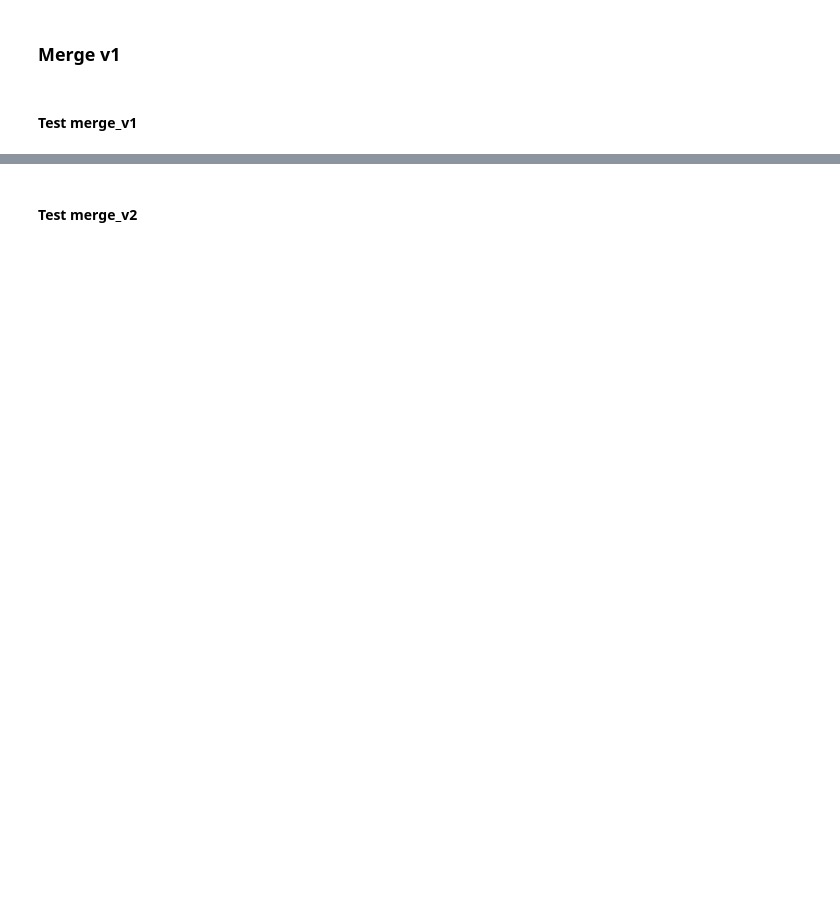
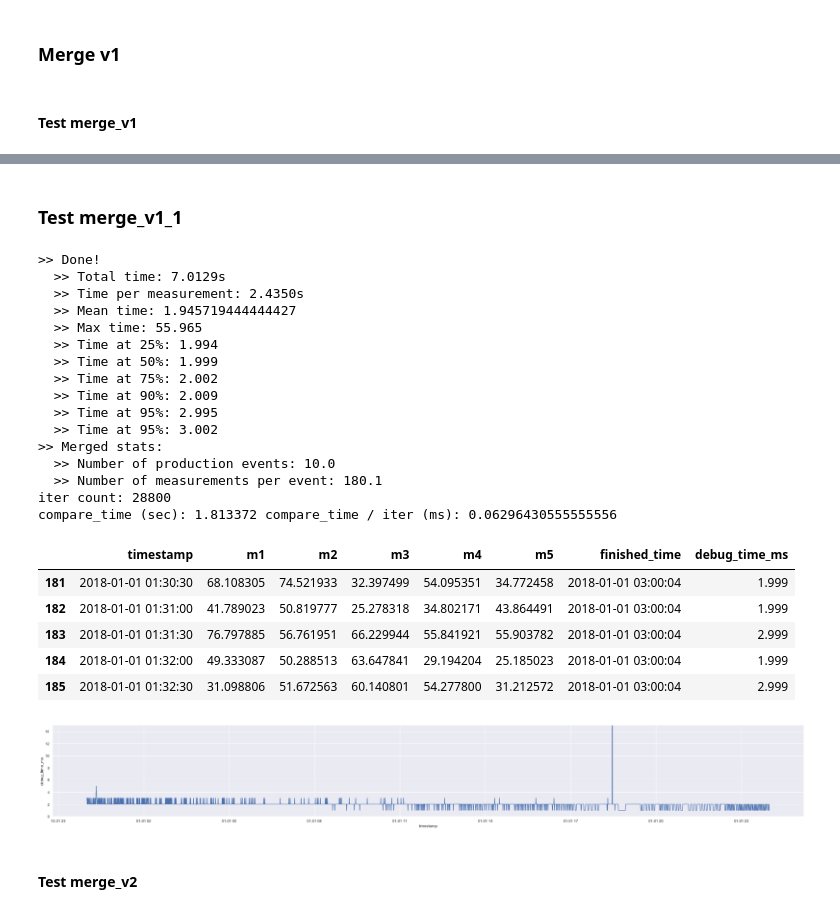
Before and after one commit to tmkmrcnk/danone, a Jupyter notebook: TestMerging.ipynb, the cells around one changed output, grey strips where cells are left out. Saved outputs shown, nothing was run; the diff lists cells and outputs as text; code cells hidden in the pictures; blank space fills up the shorter version.

```diff
--- a/TestMerging.ipynb
+++ b/TestMerging.ipynb
@@ -158,2 +320,34 @@ merged_v1_df.head()
+# %% [markdown]
+### Test merge_v1_1
+# %%
+iter_count = 0
+merged_v1_1_df = test_merge(prod_df, measure_df, merge_func=merge_v1_1)
+print('iter count:', iter_count)
+print('compare_time (sec):', nano2sec(compare_time), 'compare_time / iter (ms):', nano2milli(compare_time/iter_count))
+merged_v1_1_df.head()
+# %% [output]
+>> Done!
+  >> Total time: 7.0129s
+  >> Time per measurement: 2.4350s
+  >> Mean time: 1.945719444444427
+  >> Max time: 55.965
+  >> Time at 25%: 1.994
+  >> Time at 50%: 1.999
+  >> Time at 75%: 2.002
+  >> Time at 90%: 2.009
+  >> Time at 95%: 2.995
+  >> Time at 95%: 3.002
+>> Merged stats:
+  >> Number of production events: 10.0
+  >> Number of measurements per event: 180.1
+iter count: 28800
+compare_time (sec): 1.813372 compare_time / iter (ms): 0.06296430555555556
+|  | timestamp | m1 | m2 | m3 | m4 | m5 | finished_time | debug_time_ms |
+| 181 | 2018-01-01 01:30:30 | 68.108305 | 74.521933 | 32.397499 | 54.095351 | 34.772458 | 2018-01-01 03:00:04 | 1.999 |
+| 182 | 2018-01-01 01:31:00 | 41.789023 | 50.819777 | 25.278318 | 34.802171 | 43.864491 | 2018-01-01 03:00:04 | 1.999 |
+| 183 | 2018-01-01 01:31:30 | 76.797885 | 56.761951 | 66.229944 | 55.841921 | 55.903782 | 2018-01-01 03:00:04 | 2.999 |
+| 184 | 2018-01-01 01:32:00 | 49.333087 | 50.288513 | 63.647841 | 29.194204 | 25.185023 | 2018-01-01 03:00:04 | 1.999 |
+| 185 | 2018-01-01 01:32:30 | 31.098806 | 51.672563 | 60.140801 | 54.277800 | 31.212572 | 2018-01-01 03:00:04 | 2.999 |
+[figure, added]
 # %% [markdown]
 #### Test merge_v2
```
Also changed, not shown: parts of 20 cells of this notebook.
